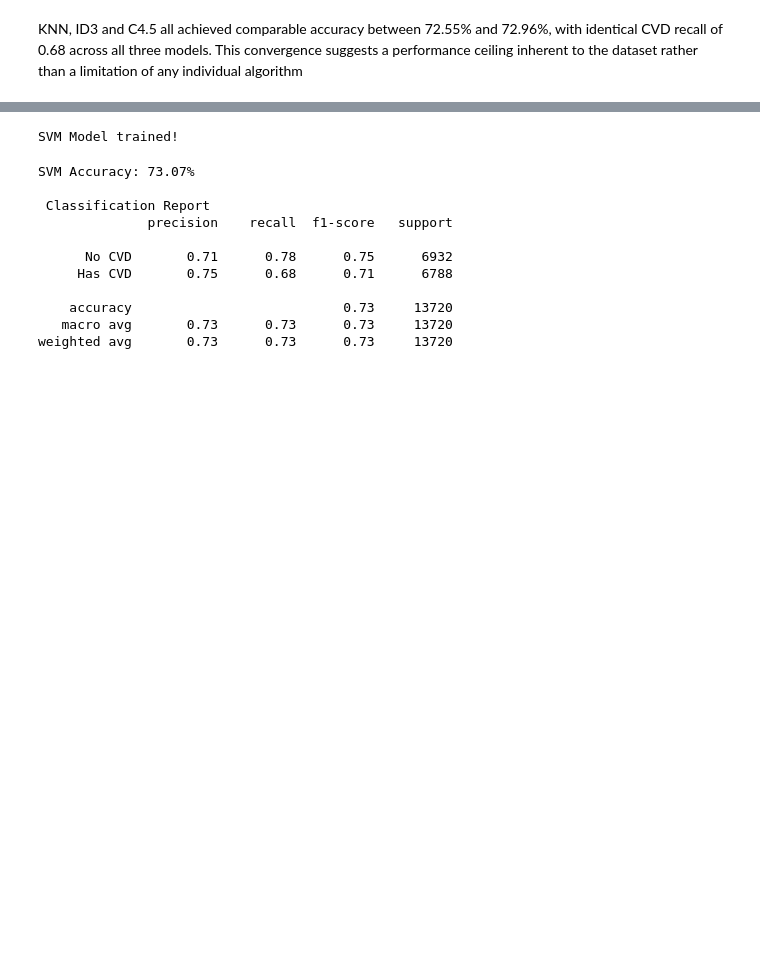
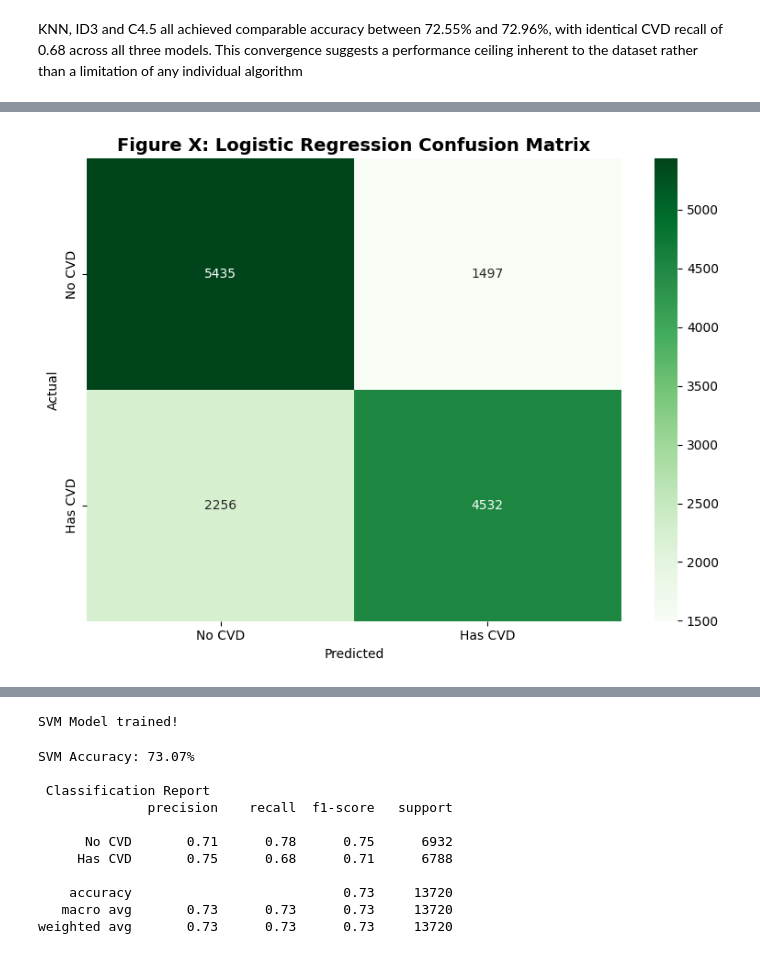
Before and after one commit to barakavic/cvd-data-mining-capstone, a Jupyter notebook: CVD_Capstone.ipynb, the cells around one changed output, grey strips where cells are left out. Saved outputs shown, nothing was run; the diff lists cells and outputs as text; code cells hidden in the pictures; blank space fills up the shorter version.

```diff
--- a/CVD_Capstone.ipynb
+++ b/CVD_Capstone.ipynb
@@ -1116,2 +1119,24 @@ print(f"KNN AUC: {auc_knn:.3f}")
 # %% [markdown]
 KNN, ID3 and C4.5 all achieved comparable accuracy between 72.55% and 72.96%, with identical CVD recall of 0.68 across all three models. This convergence suggests a performance ceiling inherent to the dataset rather than a limitation of any individual algorithm
+# %%
+from sklearn.linear_model import LogisticRegression
+from sklearn.metrics import accuracy_score, classification_report, confusion_matrix, roc_curve, auc
+
+log_reg = LogisticRegression(max_iter=1000)
+log_reg.fit(X_train, y_train)
+
+y_pred_lr = log_reg.predict(X_test)
+
+print(f"Logistic Regression Accuracy: {accuracy_score(y_test, y_pred_lr)*100:.2f}%\n")
+
+print("Classification Report (Logistic Regression)")
+print(classification_report(y_test, y_pred_lr, target_names=['No CVD', 'Has CVD']))
+
+cm_lr = confusion_matrix(y_test, y_pred_lr)
+print("\nConfusion Matrix:\n", cm_lr)
+
+probs_lr = log_reg.predict_proba(X_test)[:, 1]
+fpr_lr, tpr_lr, _ = roc_curve(y_test, probs_lr)
+auc_lr = auc(fpr_lr, tpr_lr)
+
+print(f"AUC (Logistic Regression): {auc_lr:.3f}")
@@ -1117,0 +1161,25 @@ KNN, ID3 and C4.5 all achieved comparable accuracy between 72.55% and 72.96%, wi
+# %%
+import seaborn as sns
+import matplotlib.pyplot as plt
+from sklearn.metrics import confusion_matrix
+
+# Generate confusion matrix
+cm_lr = confusion_matrix(y_test, y_pred_lr)
+
+# Plot
+plt.figure(figsize=(8, 6))
+sns.heatmap(cm_lr,
+            annot=True,
+            fmt='d',
+            cmap='Greens',
+            xticklabels=['No CVD', 'Has CVD'],
+            yticklabels=['No CVD', 'Has CVD'])
+
+plt.xlabel('Predicted')
+plt.ylabel('Actual')
+plt.title('Figure X: Logistic Regression Confusion Matrix', fontsize=14, fontweight='bold')
+
+plt.tight_layout()
+plt.show()
+# %% [output]
+[figure, added]
```
Also changed, not shown: parts of 5 cells of this notebook.
